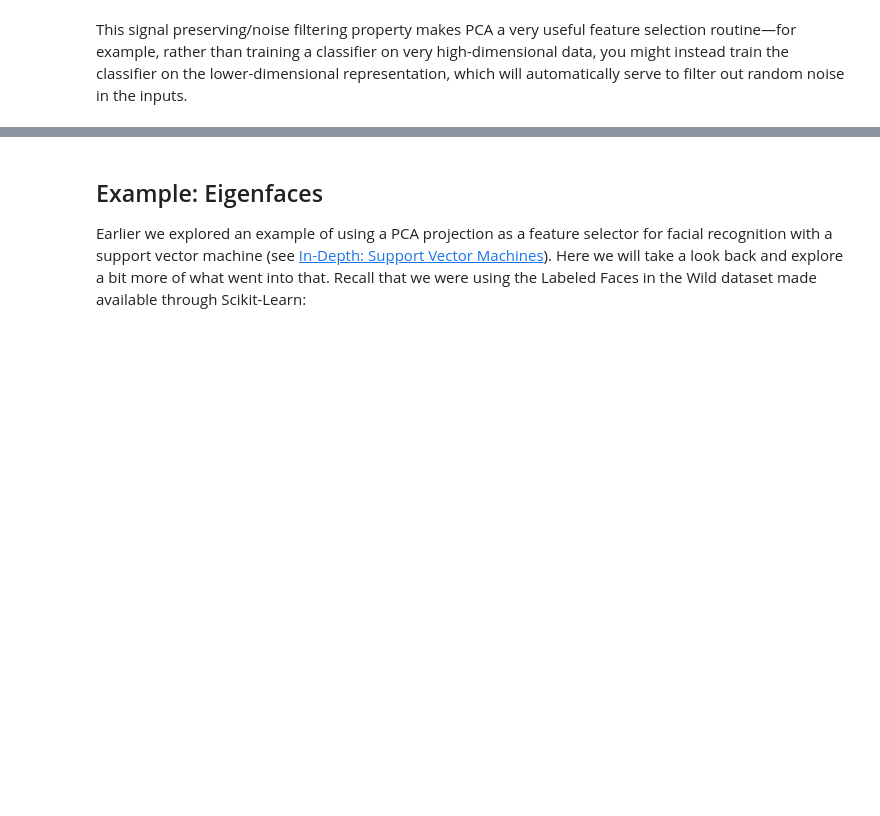
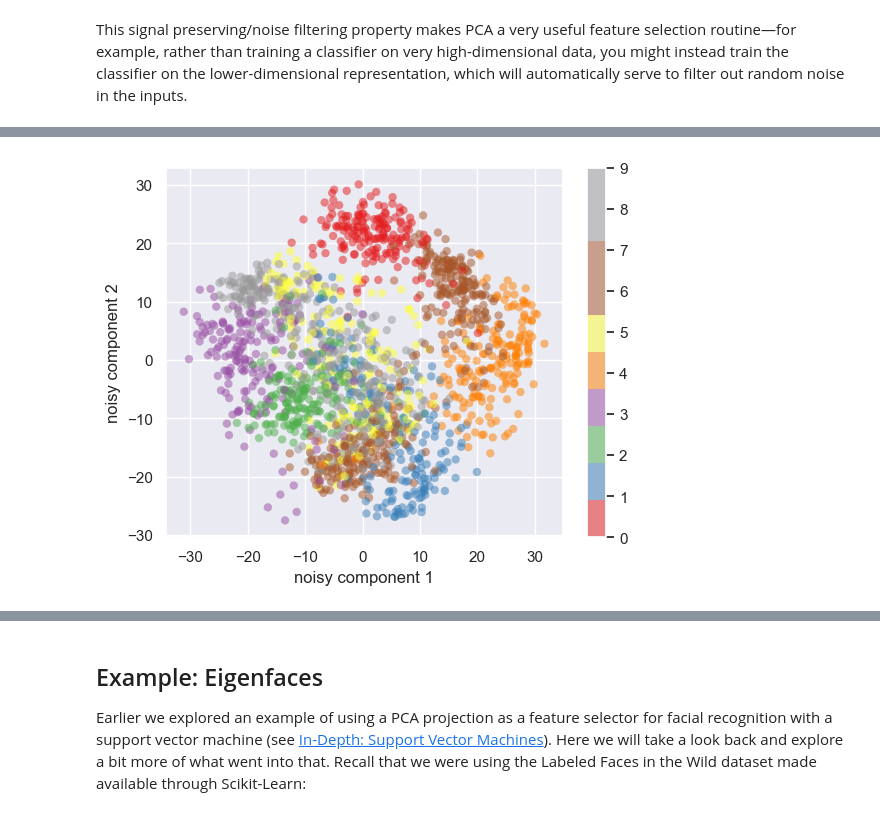
Before and after one commit to henryadams/geometry-of-data, a Jupyter notebook: 05.09-Principal-Component-Analysis.ipynb, the cells around one changed output, grey strips where cells are left out. Drawn from its saved outputs; the diff is of its cells as text; code cells hidden in the pictures; blank space fills up the shorter version.

```diff
--- a/05.09-Principal-Component-Analysis.ipynb
+++ b/05.09-Principal-Component-Analysis.ipynb
@@ -301,0 +315,11 @@ This signal preserving/noise filtering property makes PCA a very useful feature
+# %%
+pca = PCA(2)  # project from 64 to 2 dimensions
+projected = pca.fit_transform(digits.data) # THIS LINE MUST BE CHANGED - noisy dataset instead
+plt.scatter(projected[:, 0], projected[:, 1],
+            c=digits.target, edgecolor='none', alpha=0.5,
+            cmap=plt.cm.get_cmap('Set1', 10))
+plt.xlabel('noisy component 1')
+plt.ylabel('noisy component 2')
+plt.colorbar();
+# %% [output]
+[figure, added]
```
Also changed, not shown: parts of 3 cells of this notebook.
